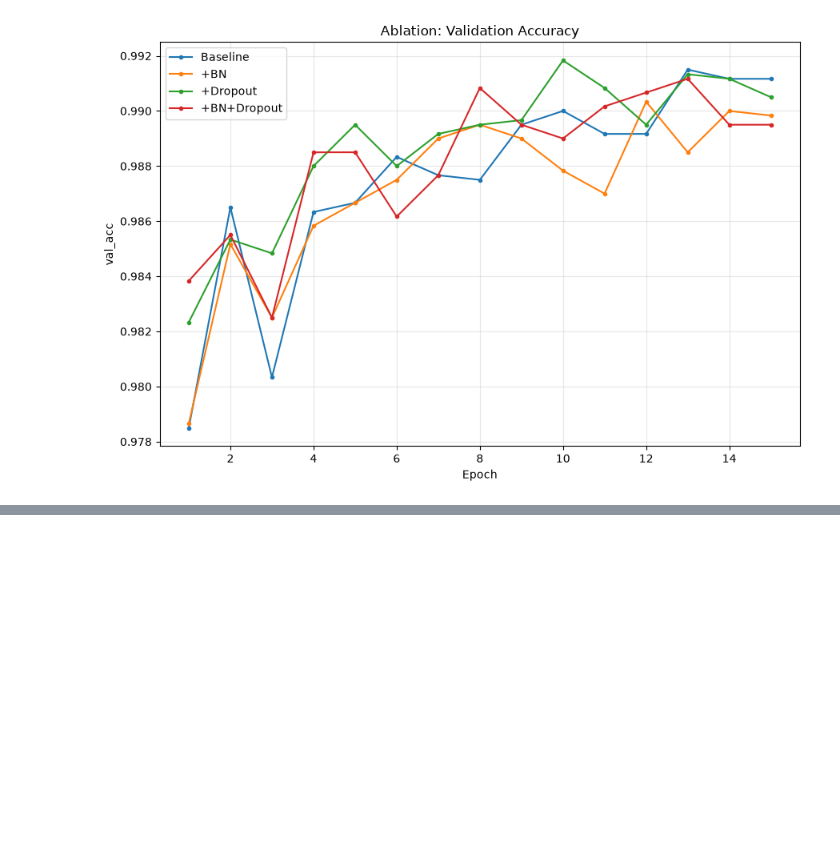
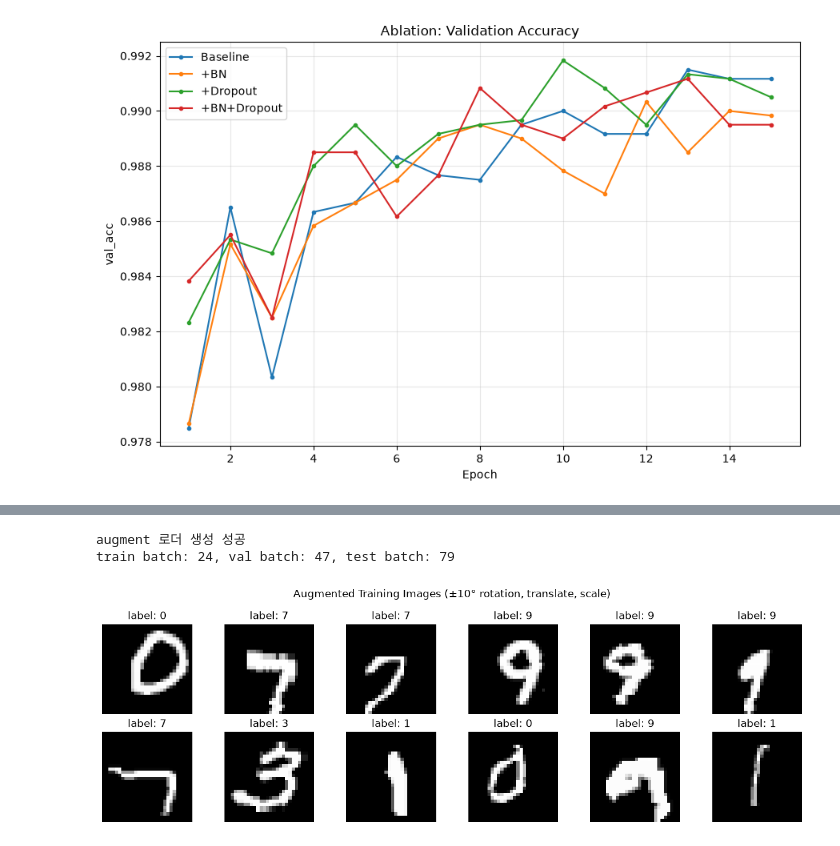
Before and after one commit to hyunwoonoh99/hw_mnist_project, a Jupyter notebook: notebooks/experiments.ipynb, the cells around one changed output, grey strips where cells are left out. Cells and saved outputs as stored; diff of their text form; code cells hidden in the pictures; blank space fills up the shorter version.

```diff
--- a/notebooks/experiments.ipynb
+++ b/notebooks/experiments.ipynb
@@ -504,0 +586,38 @@ plot_model_comparison_curves(ablation_hist, metric="val_acc",
+# %%
+import importlib
+import utils.data
+importlib.reload(utils.data)
+from utils.data import get_dataloaders, get_transforms
+
+# augment 옵션이 잘 작동하는지 간단 확인
+train_loader, val_loader, test_loader = get_dataloaders(
+    batch_size=128, data_dir="../data", train_subset=3000, augment=True
+)
+print("augment 로더 생성 성공")
+print(f"train batch: {len(train_loader)}, val batch: {len(val_loader)}, test batch: {len(test_loader)}")
+# %% [output]
+augment 로더 생성 성공
+train batch: 24, val batch: 47, test batch: 79
+# %%
+import matplotlib.pyplot as plt
+
+# augment된 train_loader에서 한 배치 가져오기
+aug_images, aug_labels = next(iter(train_loader))   # 위에서 만든 augment=True 로더
+
+# 정규화 역변환 (보기 위해 원래 픽셀값으로)
+def denorm(img):
+    return img * 0.3081 + 0.1307   # Normalize 역산
+
+# 12장 그리기
+fig, axes = plt.subplots(2, 6, figsize=(12, 4))
+for i, ax in enumerate(axes.flat):
+    img = denorm(aug_images[i]).squeeze().numpy()
+    ax.imshow(img, cmap="gray")
+    ax.set_title(f"label: {aug_labels[i].item()}")
+    ax.axis("off")
+plt.suptitle("Augmented Training Images (±10° rotation, translate, scale)")
+plt.tight_layout()
+plt.savefig("../results/augmentation_examples.png", dpi=150, bbox_inches="tight")
+plt.show()
+# %% [output]
+[figure, added]
```
Also changed, not shown: parts of 8 cells of this notebook, 1 other file.
